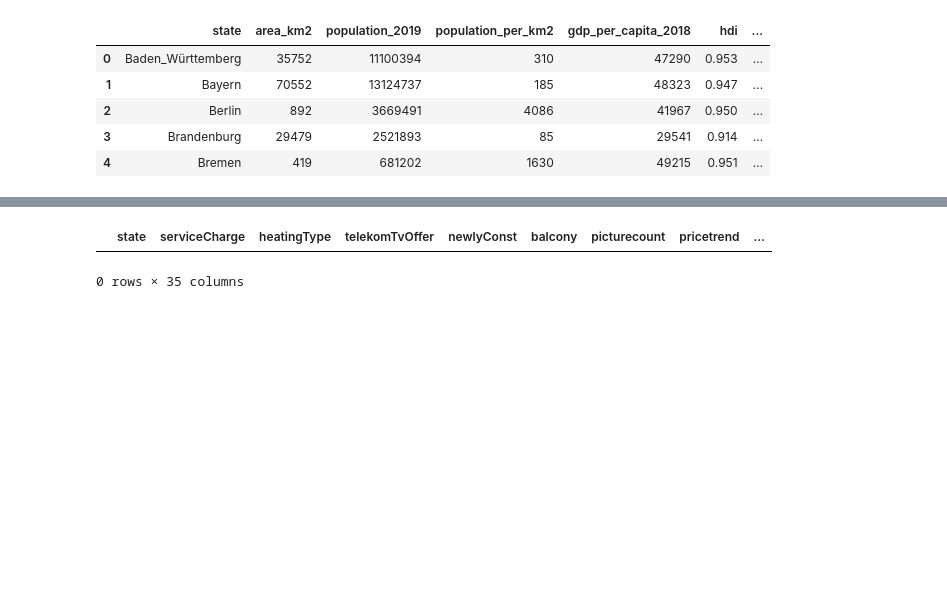
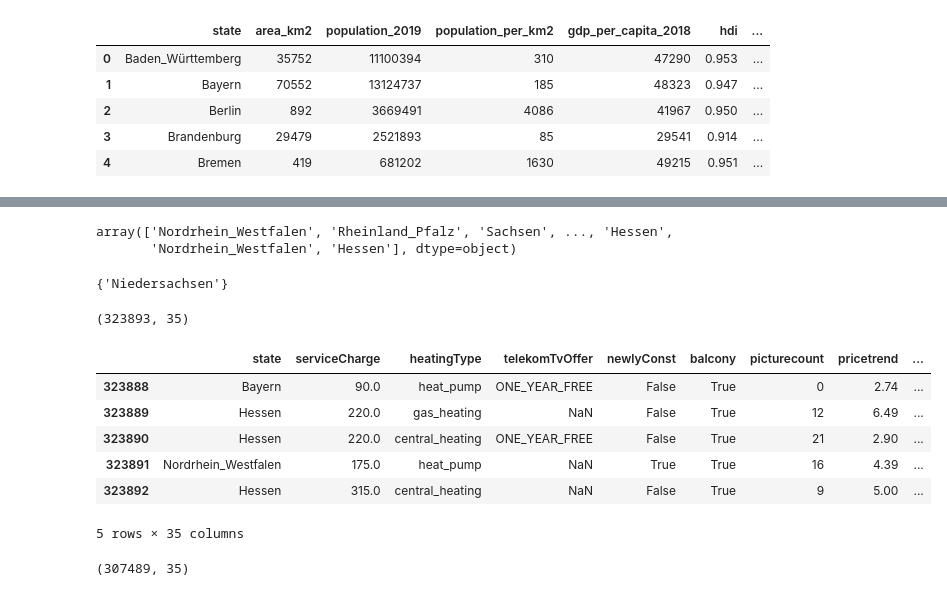
Before and after one commit to femi-lujo/germany_rental_apartments, a Jupyter notebook: notebooks/pre-processing_dev.ipynb, the cells around one changed output, grey strips where cells are left out. Saved outputs shown, nothing was run; the diff lists cells and outputs as text; code cells hidden in the pictures; blank space fills up the shorter version.

```diff
--- a/notebooks/pre-processing_dev.ipynb
+++ b/notebooks/pre-processing_dev.ipynb
@@ -256,5 +265,0 @@ rentals.shape
-# %%
-rentals[rentals.rent_per_sqm.isnull()]
-# %% [output]
-|  | state | serviceCharge | heatingType | telekomTvOffer | newlyConst | balcony | picturecount | pricetrend | ... |
-0 rows × 35 columns
@@ -262,0 +266,5 @@ new_rentals = rentals[~rentals.rent_per_sqm.isnull()]
+# %%
+rentals.state
+# %% [output]
+array(['Nordrhein_Westfalen', 'Rheinland_Pfalz', 'Sachsen', ..., 'Hessen',
+       'Nordrhein_Westfalen', 'Hessen'], dtype=object)
@@ -263,2 +275,25 @@ new_rentals = rentals[~rentals.rent_per_sqm.isnull()]
+# %%
+a.difference(b)
+# %% [output]
+{'Niedersachsen'}
+# %%
+df = pd.merge(rentals,new_state, on = 'state', how = 'left')
+df.shape
+# %% [output]
+(323893, 35)
+# %%
+df.tail()
+# %% [output]
+|  | state | serviceCharge | heatingType | telekomTvOffer | newlyConst | balcony | picturecount | pricetrend | ... |
+| 323888 | Bayern | 90.0 | heat_pump | ONE_YEAR_FREE | False | True | 0 | 2.74 | ... |
+| 323889 | Hessen | 220.0 | gas_heating | NaN | False | True | 12 | 6.49 | ... |
+| 323890 | Hessen | 220.0 | central_heating | ONE_YEAR_FREE | False | True | 21 | 2.90 | ... |
+| 323891 | Nordrhein_Westfalen | 175.0 | heat_pump | NaN | True | True | 16 | 4.39 | ... |
+| 323892 | Hessen | 315.0 | central_heating | NaN | False | True | 9 | 5.00 | ... |
+5 rows × 35 columns
+# %%
+rentals.shape
+# %% [output]
+(307489, 35)
 # %%
 _= msno.bar(new_rentals, sort = 'ascending')
```
Also changed, not shown: parts of 21 cells of this notebook.
